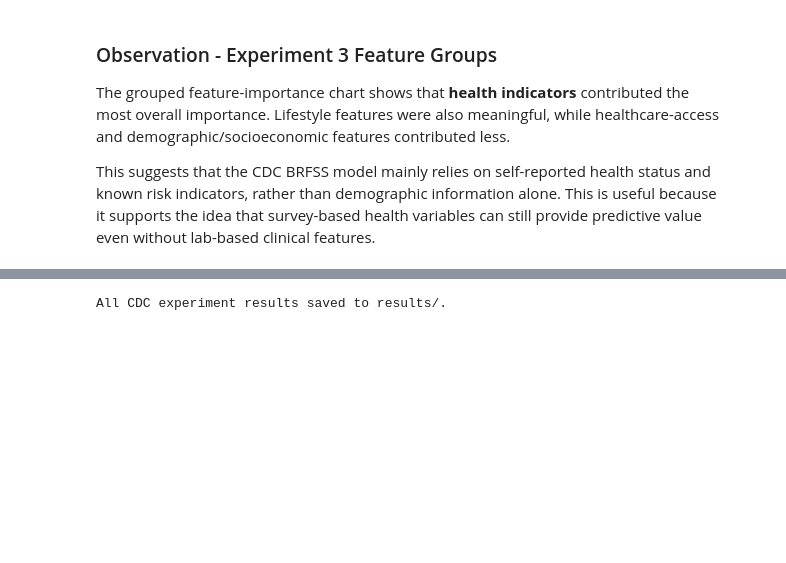
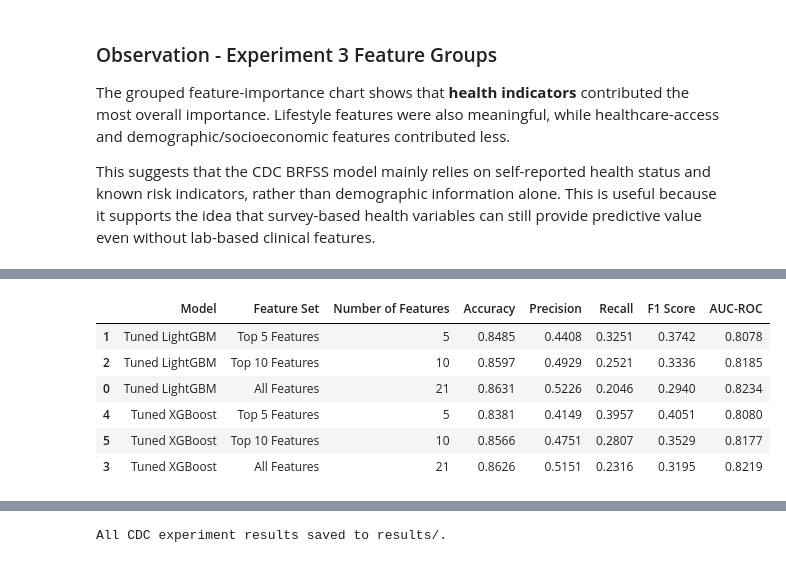
Before and after one commit to COMP3608-Intelligent-Systems-Project/Predicting-Type-2-Diabetes, a Jupyter notebook: notebooks/experiments/brfss_eda_experiments.ipynb, the cells around one changed output, grey strips where cells are left out. Drawn from its saved outputs; the diff is of its cells as text; code cells hidden in the pictures; blank space fills up the shorter version.

```diff
--- a/notebooks/experiments/brfss_eda_experiments.ipynb
+++ b/notebooks/experiments/brfss_eda_experiments.ipynb
@@ -890,0 +911,69 @@ This suggests that the CDC BRFSS model mainly relies on self-reported health sta
+# %%
+#28 Experiment 3B: Compare top-k features against all features
+
+topk_feature_sets = {
+    "All Features": X.columns.tolist(),
+    "Top 5 Features": importance_df.head(5)["Feature"].tolist(),
+    "Top 10 Features": importance_df.head(10)["Feature"].tolist()
+}
+
+print("Feature sets used:")
+for name, features in topk_feature_sets.items():
+    print(f"{name}: {features}")
+
+
+def evaluate_topk_model(model_name, model, feature_set_name, features):
+    model.fit(X_train_smote[features], y_train_smote)
+
+    y_pred = model.predict(X_test[features])
+    y_prob = model.predict_proba(X_test[features])[:, 1]
+
+    return {
+        "Model": model_name,
+        "Feature Set": feature_set_name,
+        "Number of Features": len(features),
+        "Accuracy": accuracy_score(y_test, y_pred),
+        "Precision": precision_score(y_test, y_pred, zero_division=0),
+        "Recall": recall_score(y_test, y_pred, zero_division=0),
+        "F1 Score": f1_score(y_test, y_pred, zero_division=0),
+        "AUC-ROC": roc_auc_score(y_test, y_prob)
+    }
+
+
+topk_results = []
+
+model_builders = {
+    "Tuned LightGBM": lambda: LGBMClassifier(
+        **lgbm_search.best_params_,
+        random_state=42,
+        verbosity=-1
+    ),
+    "Tuned XGBoost": lambda: XGBClassifier(
+        **xgb_search.best_params_,
+        random_state=42,
+        eval_metric="logloss"
+    )
+}
+
+for model_name, build_model in model_builders.items():
+    for feature_set_name, features in topk_feature_sets.items():
+        result = evaluate_topk_model(
+            model_name,
+            build_model(),
+            feature_set_name,
+            features
+        )
+        topk_results.append(result)
+
+topk_df = pd.DataFrame(topk_results)
+
+print("-" * 70)
+print("Experiment 3B - Top-K Features vs All Features")
+print("-" * 70)
+
+display(
+    topk_df
+    .sort_values(by=["Model", "Number of Features"])
+    .round(4)
+)
+# %% [output]
@@ -890,0 +987,7 @@ This suggests that the CDC BRFSS model mainly relies on self-reported health sta
+|  | Model | Feature Set | Number of Features | Accuracy | Precision | Recall | F1 Score | AUC-ROC |
+| 1 | Tuned LightGBM | Top 5 Features | 5 | 0.8485 | 0.4408 | 0.3251 | 0.3742 | 0.8078 |
+| 2 | Tuned LightGBM | Top 10 Features | 10 | 0.8597 | 0.4929 | 0.2521 | 0.3336 | 0.8185 |
+| 0 | Tuned LightGBM | All Features | 21 | 0.8631 | 0.5226 | 0.2046 | 0.2940 | 0.8234 |
+| 4 | Tuned XGBoost | Top 5 Features | 5 | 0.8381 | 0.4149 | 0.3957 | 0.4051 | 0.8080 |
+| 5 | Tuned XGBoost | Top 10 Features | 10 | 0.8566 | 0.4751 | 0.2807 | 0.3529 | 0.8177 |
+| 3 | Tuned XGBoost | All Features | 21 | 0.8626 | 0.5151 | 0.2316 | 0.3195 | 0.8219 |
```
Also changed, not shown: parts of 13 cells of this notebook.
